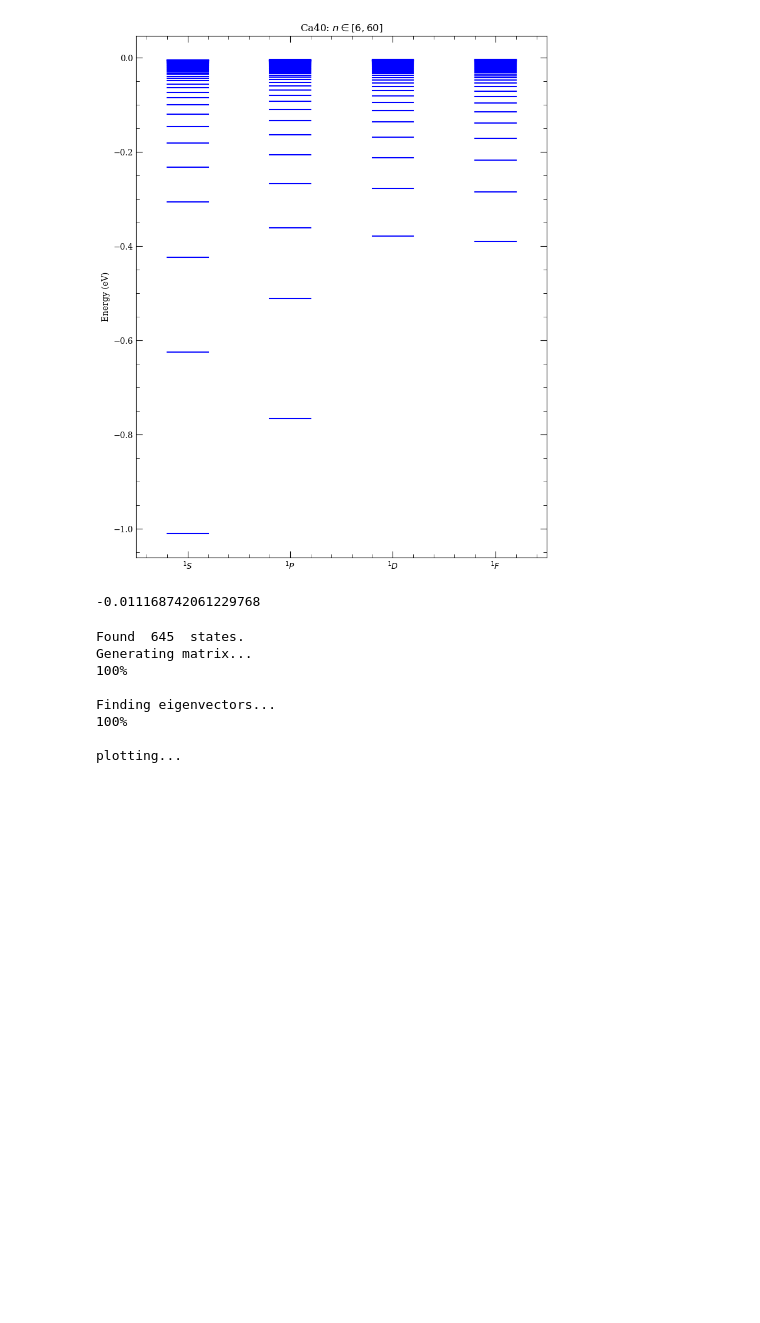
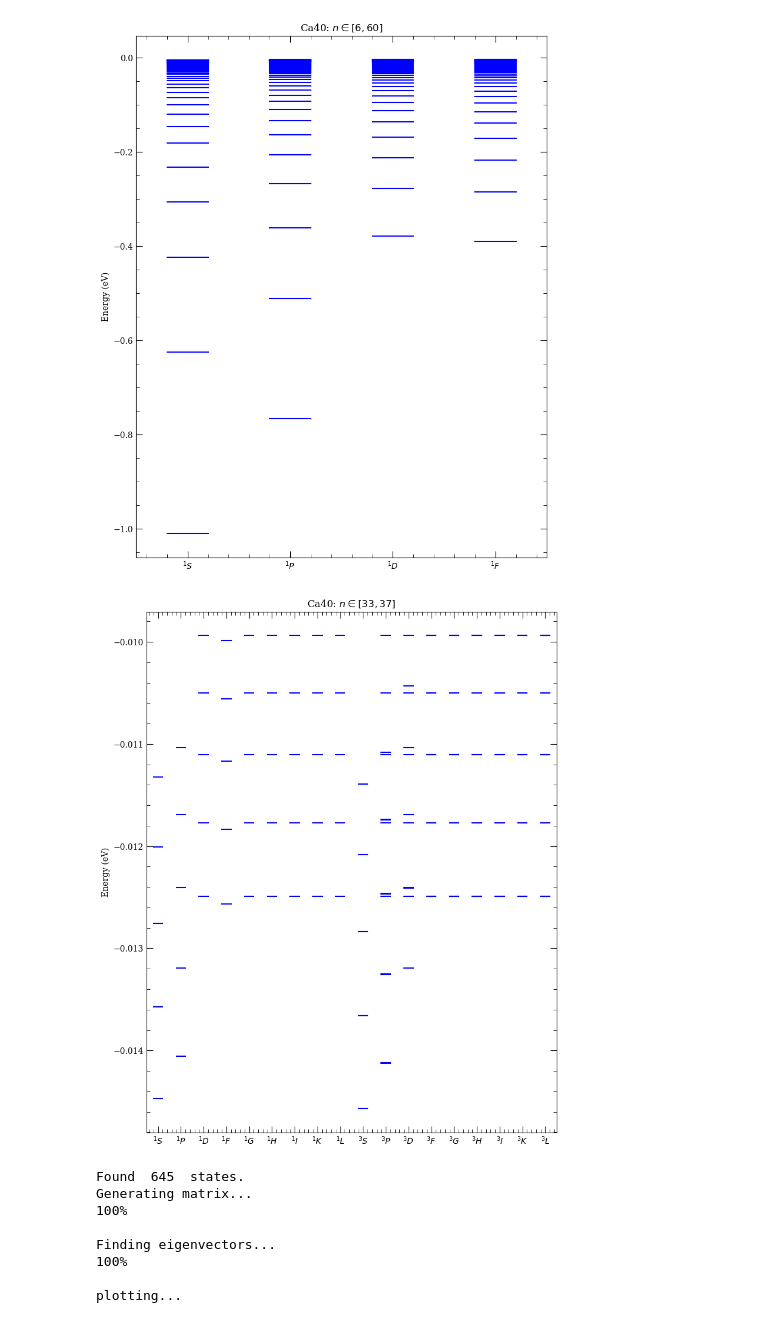
Before and after one commit to sdieden/Quantum-Control, a Jupyter notebook: ARC3_test.ipynb, the cells around one changed output. Saved outputs shown, nothing was run; the diff lists cells and outputs as text; code cells hidden in the pictures; blank space fills up the shorter version.

```diff
--- a/ARC3_test.ipynb
+++ b/ARC3_test.ipynb
@@ -55,23 +48,23 @@ levels.showPlot()
 # %% [output]
 [figure]
 # %%
-print(atom.getEnergy(35, 3, 3, s=0))
+#print(atom.getEnergy(35, 3, 3, s=0))
 
 # Load parameters for Calcium
-%matplotlib qt
+#%matplotlib qt
 
-nmin = 34  # Minimum n
-nmax = 35 # Maximum n
+nmin = 33  # Minimum n
+nmax = 37 # Maximum n
 lmin = 0  # Minimum l
 lmax = 8  # Maxmium l
 
 # Plot Energy Levels of Cesium
 levels = LevelPlot(atom)
 levels.makeLevels(nmin, nmax, lmin, lmax, sList=[0,1])
 levels.drawLevels()
 levels.showPlot()
 # %% [output]
--0.011168742061229768
+[figure, added]
 # %%
 ## Stark Map
 
```
Also changed, not shown: parts of 21 cells of this notebook, 1 other file.
